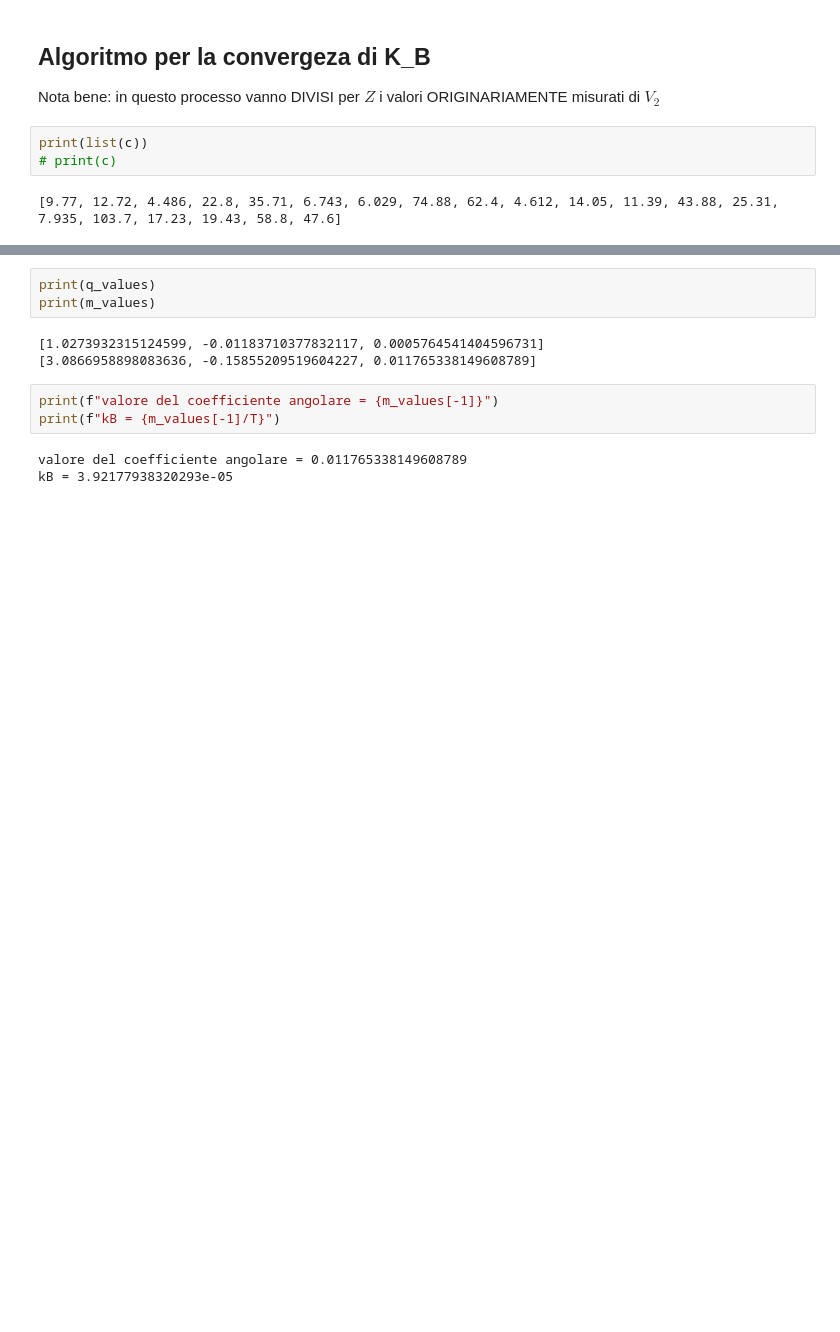
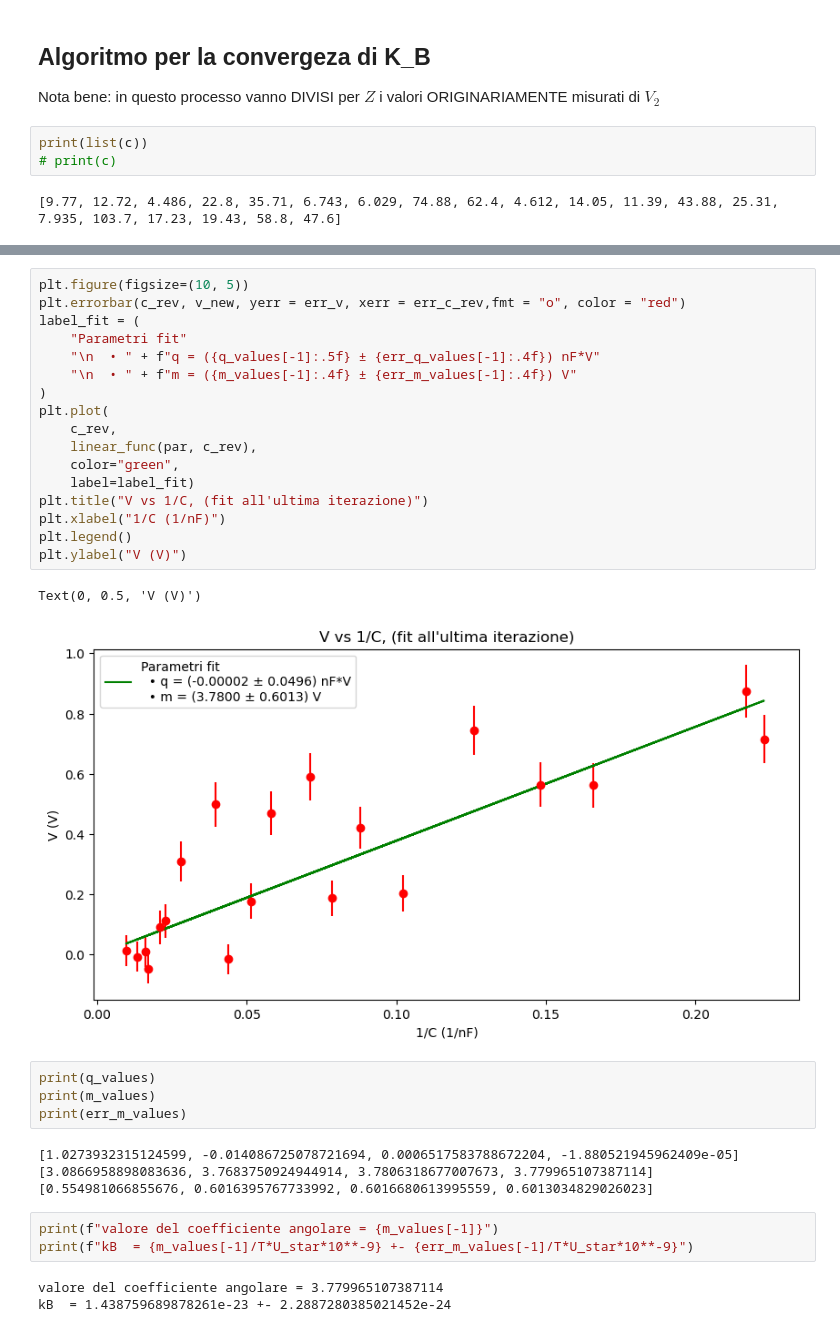
Before and after one commit to Dariomin/Lab4, a Jupyter notebook: kB_tensione.ipynb, the cells around one changed output, grey strips where cells are left out. Cells and saved outputs as stored; diff of their text form; blank space fills up the shorter version.

```diff
--- a/kB_tensione.ipynb
+++ b/kB_tensione.ipynb
@@ -173,12 +252,34 @@ Iterazione 3: q = 0.000576
+# %%
+plt.figure(figsize=(10, 5))
+plt.errorbar(c_rev, v_new, yerr = err_v, xerr = err_c_rev,fmt = "o", color = "red")
+label_fit = (
+    "Parametri fit"
+    "\n  • " + f"q = ({q_values[-1]:.5f} ± {err_q_values[-1]:.4f}) nF*V"
+    "\n  • " + f"m = ({m_values[-1]:.4f} ± {err_m_values[-1]:.4f}) V"
+)
+plt.plot(
+    c_rev,
+    linear_func(par, c_rev),
+    color="green",
+    label=label_fit)
+plt.title("V vs 1/C, (fit all'ultima iterazione)")
+plt.xlabel("1/C (1/nF)")
+plt.legend()
+plt.ylabel("V (V)")
+# %% [output]
+Text(0, 0.5, 'V (V)')
+[figure, added]
 # %%
 print(q_values)
 print(m_values)
+print(err_m_values)
 # %% [output]
-[1.0273932315124599, -0.01183710377832117, 0.0005764541404596731]
-[3.0866958898083636, -0.15855209519604227, 0.011765338149608789]
+[1.0273932315124599, -0.014086725078721694, 0.0006517583788672204, -1.880521945962409e-05]
+[3.0866958898083636, 3.7683750924944914, 3.7806318677007673, 3.779965107387114]
+[0.554981066855676, 0.6016395767733992, 0.6016680613995559, 0.6013034829026023]
 # %%
 print(f"valore del coefficiente angolare = {m_values[-1]}")
-print(f"kB = {m_values[-1]/T}")
+print(f"kB  = {m_values[-1]/T*U_star*10**-9} +- {err_m_values[-1]/T*U_star*10**-9}")
 # %% [output]
-valore del coefficiente angolare = 0.011765338149608789
-kB = 3.92177938320293e-05
+valore del coefficiente angolare = 3.779965107387114
+kB  = 1.438759689878261e-23 +- 2.2887280385021452e-24
```
Also changed, not shown: parts of 16 cells of this notebook.
